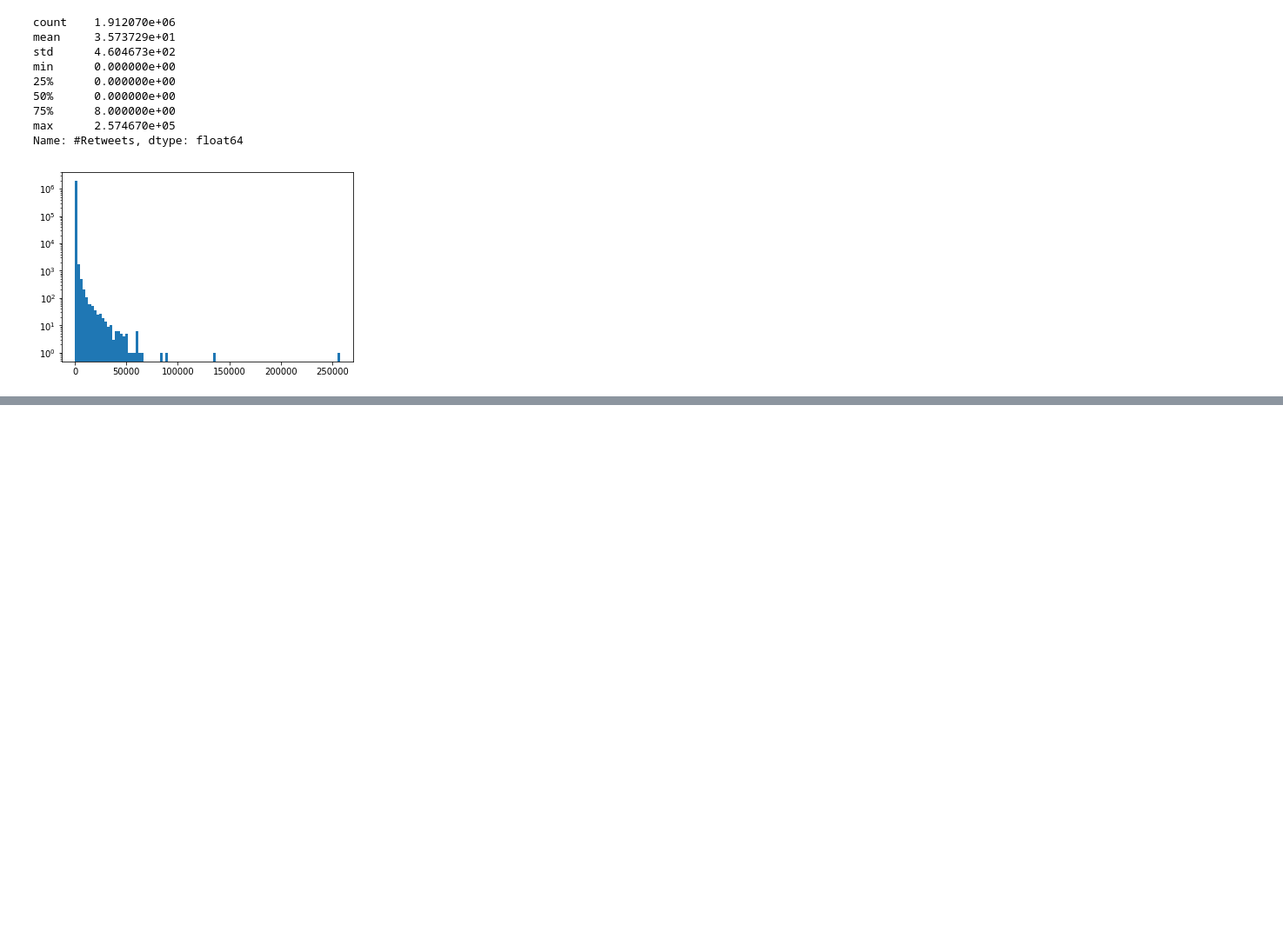
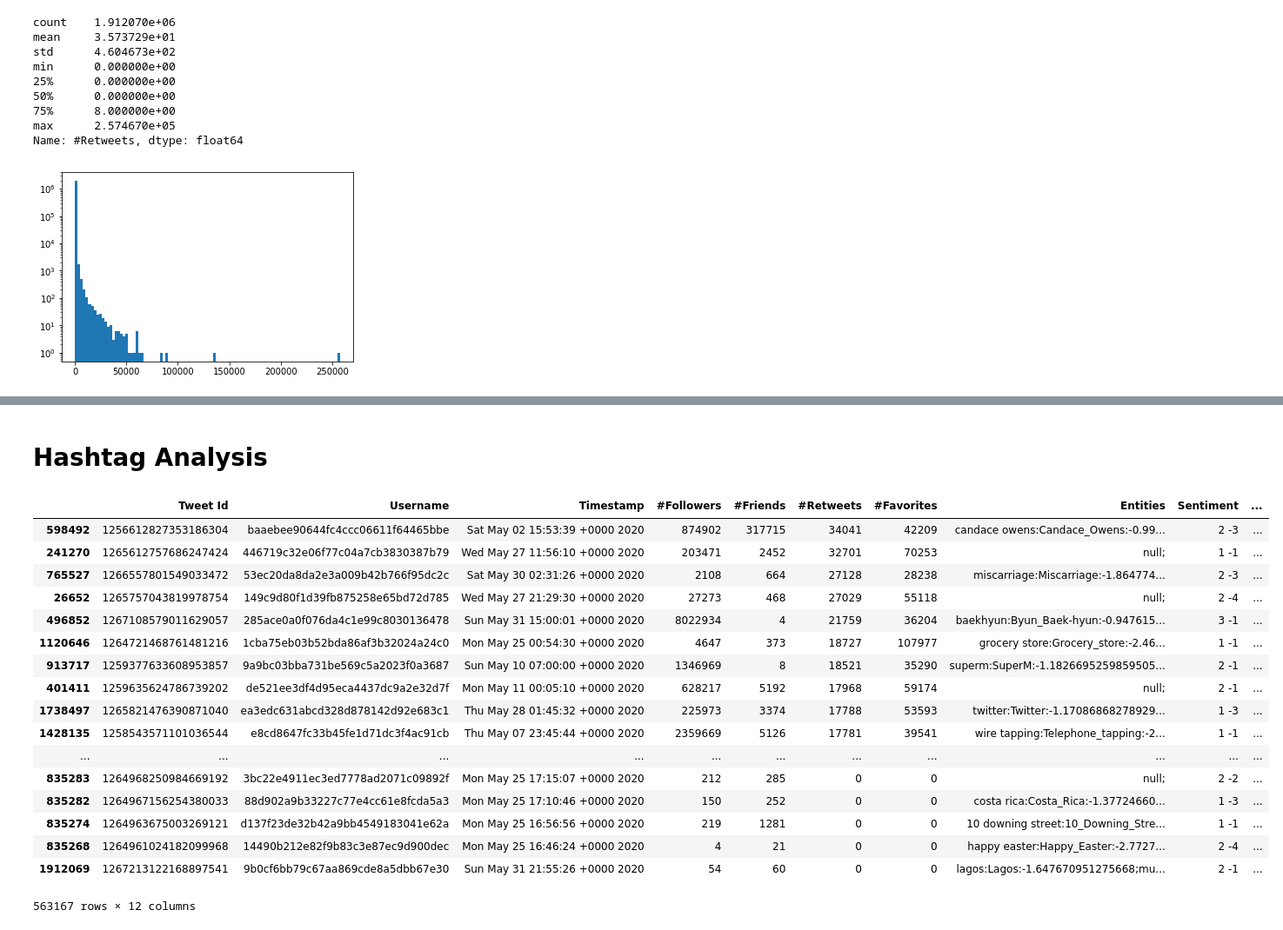
Before and after one commit to arglux/50021-ai-project, a Jupyter notebook: exploration.ipynb, the cells around one changed output, grey strips where cells are left out. Shown at 87% size. Drawn from its saved outputs; the diff is of its cells as text; code cells hidden in the pictures; blank space fills up the shorter version.

```diff
--- a/exploration.ipynb
+++ b/exploration.ipynb
@@ -124,0 +161,24 @@ data.sort_values(by='#Retweets', ascending=False)
+# %% [markdown]
+# Hashtag Analysis
+# %%
+non_null_sorted_by_retweets = sorted_by_retweets[(sorted_by_retweets['Hashtags'] != "null;")].dropna()
+non_null_sorted_by_retweets
+# %% [output]
+|  | Tweet Id | Username | Timestamp | #Followers | #Friends | #Retweets | #Favorites | Entities | Sentiment | ... |
+| 598492 | 1256612827353186304 | baaebee90644fc4ccc06611f64465bbe | Sat May 02 15:53:39 +0000 2020 | 874902 | 317715 | 34041 | 42209 | candace owens:Candace_Owens:-0.99... | 2 -3 | ... |
+| 241270 | 1265612757686247424 | 446719c32e06f77c04a7cb3830387b79 | Wed May 27 11:56:10 +0000 2020 | 203471 | 2452 | 32701 | 70253 | null; | 1 -1 | ... |
+| 765527 | 1266557801549033472 | 53ec20da8da2e3a009b42b766f95dc2c | Sat May 30 02:31:26 +0000 2020 | 2108 | 664 | 27128 | 28238 | miscarriage:Miscarriage:-1.864774... | 2 -3 | ... |
+| 26652 | 1265757043819978754 | 149c9d80f1d39fb875258e65bd72d785 | Wed May 27 21:29:30 +0000 2020 | 27273 | 468 | 27029 | 55118 | null; | 2 -4 | ... |
+| 496852 | 1267108579011629057 | 285ace0a0f076da4c1e99c8030136478 | Sun May 31 15:00:01 +0000 2020 | 8022934 | 4 | 21759 | 36204 | baekhyun:Byun_Baek-hyun:-0.947615... | 3 -1 | ... |
+| 1120646 | 1264721468761481216 | 1cba75eb03b52bda86af3b32024a24c0 | Mon May 25 00:54:30 +0000 2020 | 4647 | 373 | 18727 | 107977 | grocery store:Grocery_store:-2.46... | 1 -1 | ... |
+| 913717 | 1259377633608953857 | 9a9bc03bba731be569c5a2023f0a3687 | Sun May 10 07:00:00 +0000 2020 | 1346969 | 8 | 18521 | 35290 | superm:SuperM:-1.1826695259859505... | 2 -1 | ... |
+| 401411 | 1259635624786739202 | de521ee3df4d95eca4437dc9a2e32d7f | Mon May 11 00:05:10 +0000 2020 | 628217 | 5192 | 17968 | 59174 | null; | 2 -1 | ... |
+| 1738497 | 1265821476390871040 | ea3edc631abcd328d878142d92e683c1 | Thu May 28 01:45:32 +0000 2020 | 225973 | 3374 | 17788 | 53593 | twitter:Twitter:-1.17086868278929... | 1 -3 | ... |
+| 1428135 | 1258543571101036544 | e8cd8647fc33b45fe1d71dc3f4ac91cb | Thu May 07 23:45:44 +0000 2020 | 2359669 | 5126 | 17781 | 39541 | wire tapping:Telephone_tapping:-2... | 1 -1 | ... |
+| ... | ... | ... | ... | ... | ... | ... | ... | ... | ... | ... |
+| 835283 | 1264968250984669192 | 3bc22e4911ec3ed7778ad2071c09892f | Mon May 25 17:15:07 +0000 2020 | 212 | 285 | 0 | 0 | null; | 2 -2 | ... |
+| 835282 | 1264967156254380033 | 88d902a9b33227c77e4cc61e8fcda5a3 | Mon May 25 17:10:46 +0000 2020 | 150 | 252 | 0 | 0 | costa rica:Costa_Rica:-1.37724660... | 1 -3 | ... |
+| 835274 | 1264963675003269121 | d137f23de32b42a9bb4549183041e62a | Mon May 25 16:56:56 +0000 2020 | 219 | 1281 | 0 | 0 | 10 downing street:10_Downing_Stre... | 1 -1 | ... |
+| 835268 | 1264961024182099968 | 14490b212e82f9b83c3e87ec9d900dec | Mon May 25 16:46:24 +0000 2020 | 4 | 21 | 0 | 0 | happy easter:Happy_Easter:-2.7727... | 2 -4 | ... |
+| 1912069 | 1267213122168897541 | 9b0cf6bb79c67aa869cde8a5dbb67e30 | Sun May 31 21:55:26 +0000 2020 | 54 | 60 | 0 | 0 | lagos:Lagos:-1.647670951275668;mu... | 2 -1 | ... |
+563167 rows × 12 columns
```
Also changed, not shown: parts of 20 cells of this notebook, 4 other files.
